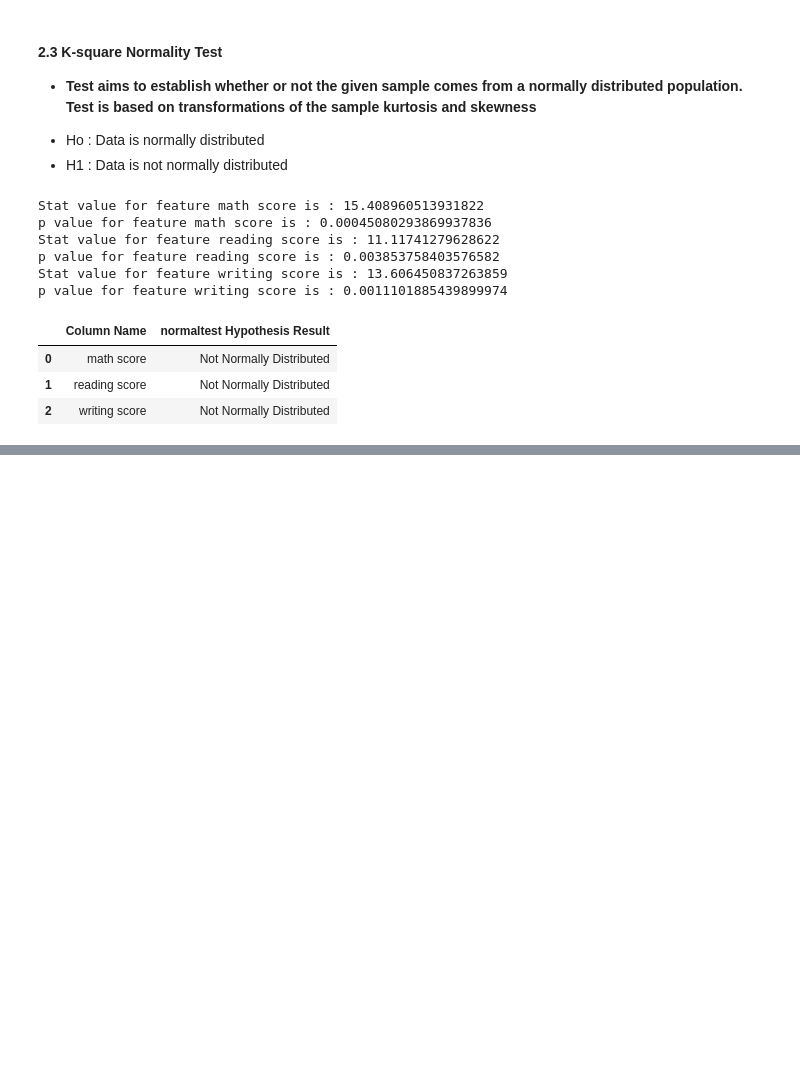
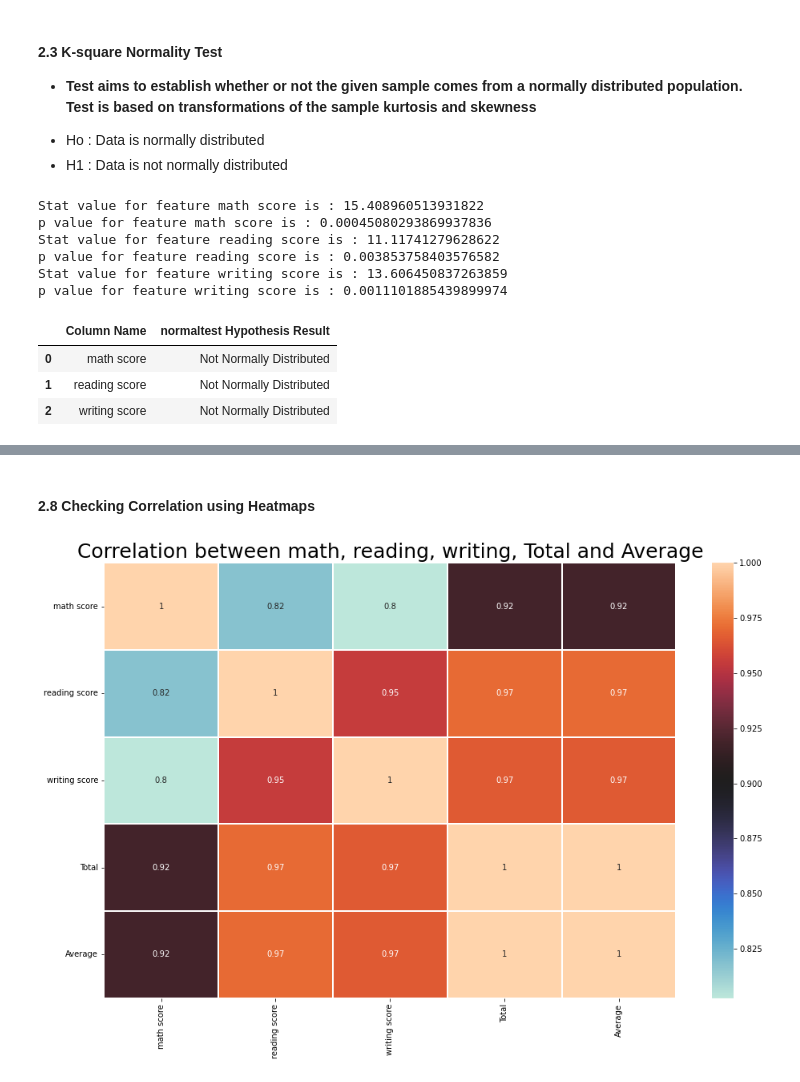
Before and after one commit to ravi0dubey/Linear_Regression_Student_Performance, a Jupyter notebook: Feature_Engineering_Student_Performance.ipynb, the cells around one changed output, grey strips where cells are left out. Saved outputs shown, nothing was run; the diff lists cells and outputs as text; code cells hidden in the pictures; blank space fills up the shorter version.

```diff
--- a/Feature_Engineering_Student_Performance.ipynb
+++ b/Feature_Engineering_Student_Performance.ipynb
@@ -112,0 +294,11 @@ p value for feature writing score is : 0.0011101885439899974
+# %% [markdown]
+#### 2.8 Checking Correlation using Heatmaps
+# %%
+ # Relationship analysis
+sns.heatmap(data.corr(),annot=True,cmap='icefire',linewidths=0.2) #data.corr()-->correlation matrix
+fig=plt.gcf()
+fig.set_size_inches(16,10)
+plt.title('Correlation between math, reading, writing, Total and Average',color='black',size=25)
+plt.show()
+# %% [output]
+[figure, added]
```
Also changed, not shown: parts of 29 cells of this notebook.
